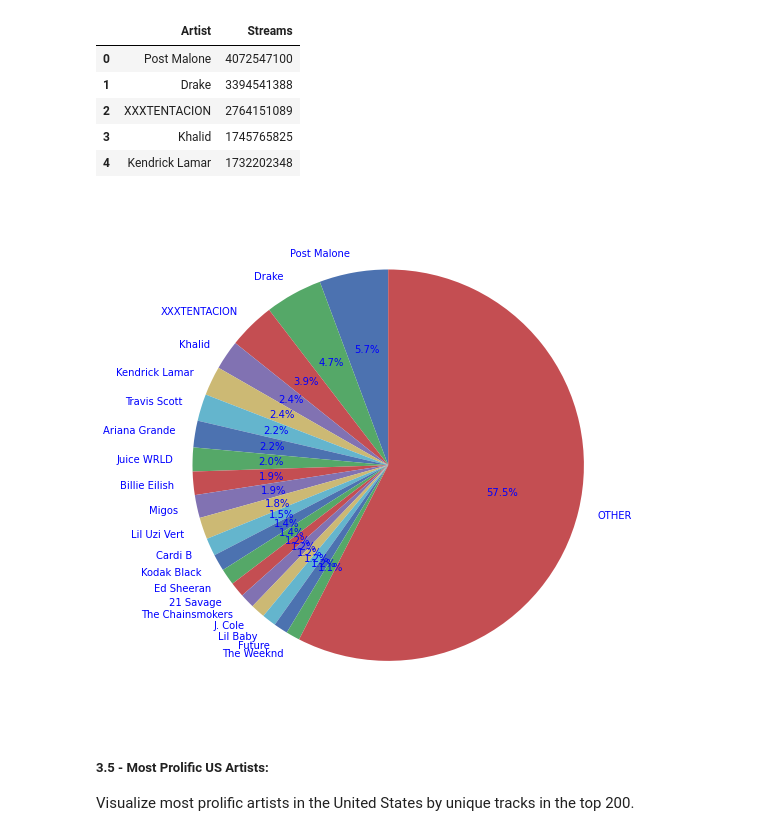
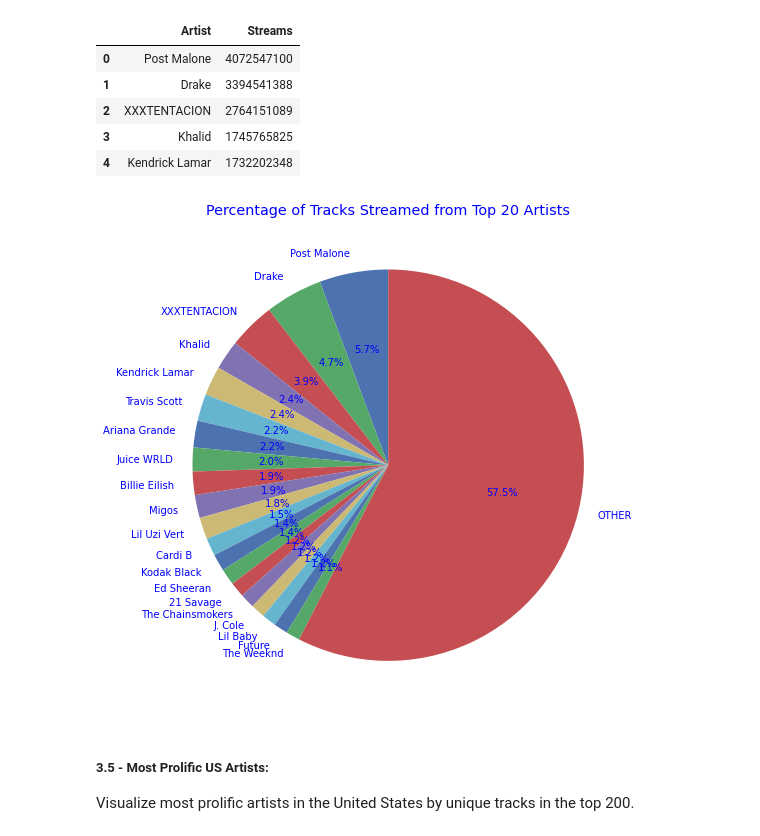
Before and after one commit to rwmyers46/Anything-British, a Jupyter notebook: anything-british.ipynb, the cells around one changed output. Cells and saved outputs as stored; diff of their text form; code cells hidden in the pictures.

```diff
--- a/anything-british.ipynb
+++ b/anything-british.ipynb
@@ -285,21 +285,21 @@ pie_data.head()
 # %%
 plt.style.use('seaborn-deep')
 
 fig, ax1 = plt.subplots(figsize=(9, 9), subplot_kw = dict(aspect = 'equal'))
 
 _, _, autotexts = ax1.pie(pie_data.Streams,
                           labels = pie_data.Artist.tolist(),
                           autopct = '%1.1f%%',
                           shadow = False,
                           startangle = 90,
                           textprops = dict(color = 'b'))
 ## set title
-ax1.set_title('Percentage of Tracks Streamed from Top 20 Artists', color = 'w')
+ax1.set_title('Percentage of Tracks Streamed from Top 20 Artists', color = 'b')
 ## set transparent background
 fig.set_facecolor('none')
 plt.show();
 # %% [output]
-[figure, old version]
+[figure, new version]
 # %% [markdown]
 ##### **3.5 - Most Prolific US Artists:**
 
```
